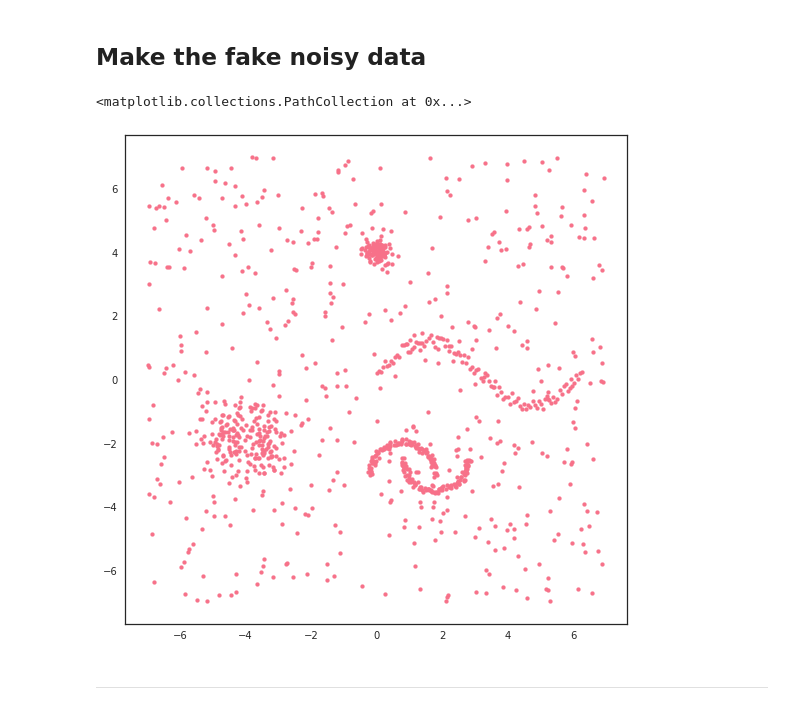
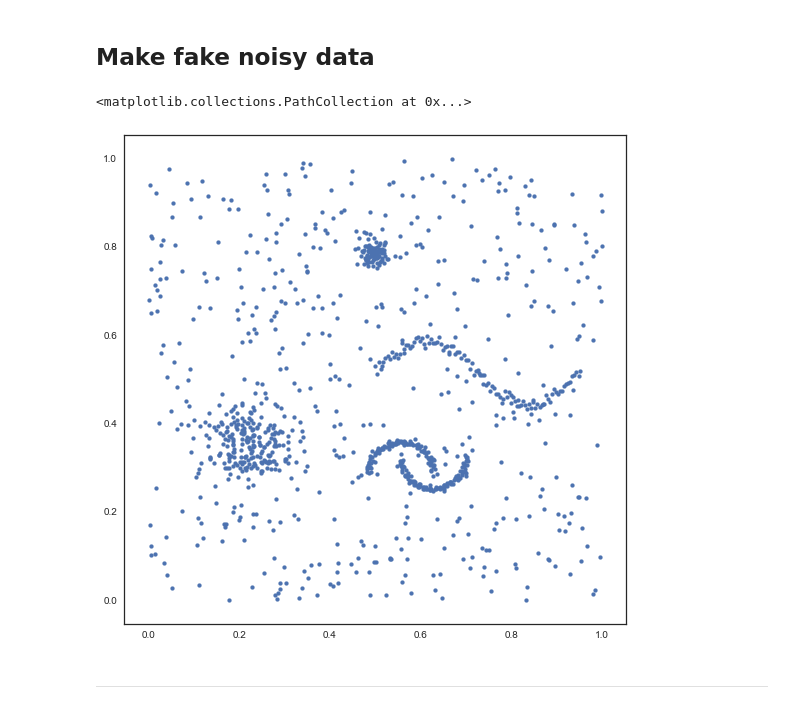
Before and after one commit to BielStela/Curs_UB, a Jupyter notebook: dia_4/Cluster_comparisson.ipynb, the cells around one changed output. Saved outputs shown, nothing was run; the diff lists cells and outputs as text; code cells hidden in the pictures.

```diff
--- a/dia_4/Cluster_comparisson.ipynb
+++ b/dia_4/Cluster_comparisson.ipynb
@@ -7,29 +10,40 @@ import sklearn.datasets as data
 sns.set(style='white',rc={'figure.figsize':(9,9)})
 # %% [markdown]
-## Make the fake noisy data
+## Make fake noisy data
-# %%
-def make_sine(n):
-    x = np.linspace(0,2*np.pi,n)
-    y = np.sin(x) + np.random.random(n) * 0.4
-    x = x.reshape(n,1)
-    y = y.reshape(n,1)
-    sine = np.concatenate((x,y), axis=1)
-    return sine
 # %%
-c1 = np.random.normal(loc=(0,4), scale=0.2, size=(100,2))
-c2 = np.random.normal(loc=(-4,-2), scale=0.7, size=(200,2))
-moons = data.make_moons(n_samples=200, noise=0.05)[0][:,:2]
-moons[:,0] += 0.8  # shift x axis
-moons[:,1] -= 3  # shift y axis
-sine = make_sine(100)
-noise = 14 * np.random.random_sample(size=(500, 2)) - 7  # background noise
+def make_sine(n):
+    x = np.linspace(0,2*np.pi,n)
+    y = np.sin(x) + np.random.random(n) * 0.4
+    x = x.reshape(n,1)
+    y = y.reshape(n,1)
+    xy = np.concatenate((x,y), axis=1)
+    return xy
 
-C = np.vstack((c1, c2, noise, moons, sine))  # concat all the points
+def make_noisy_data(random_state=42):
+    np.random.seed(random_state)
+    # random normal blobs
+    c1 = np.random.normal(loc=(0,4), scale=0.2, size=(100,2))
+    c2 = np.random.normal(loc=(-4,-2), scale=0.7, size=(200,2))
+
+    moons = datasets.make_moons(n_samples=200, noise=0.05)[0][:,:2]
+    moons[:,0] += 0.8  # shift x axis
+    moons[:,1] -= 3  # shift y axis
+
+    sine = make_sine(100)
+    # background noise
+    noise = 14 * np.random.random_sample(size=(500, 2)) - 7
+    # concat all the points in two columns (v for vertical)
+    C = np.vstack((c1, c2, noise, moons, sine))
+    # normalize between 0-1
+    C = (C - C.min()) / (C.max() - C.min())
+    return C
+# %%
+data = make_noisy_data(12)
 # %%
-plt.scatter(C[:,0], C[:,1], s=15)
+plt.scatter(data.T[0], data.T[1], s=15)
 # %% [output]
 <matplotlib.collections.PathCollection at 0x...>
-[figure, old version]
+[figure, new version]
 # %% [markdown]
 -----------------
 # %%
```
Also changed, not shown: parts of 33 cells of this notebook, 1 other file.
